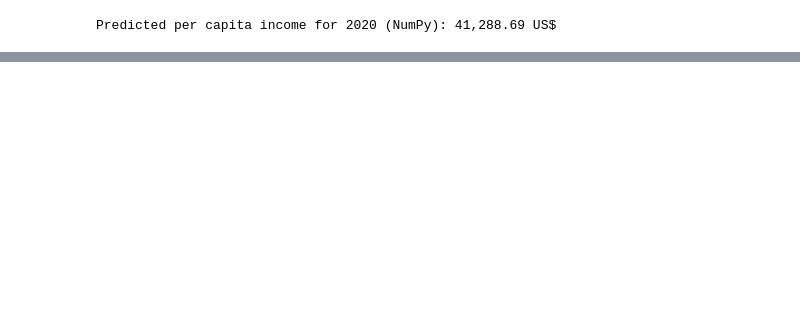
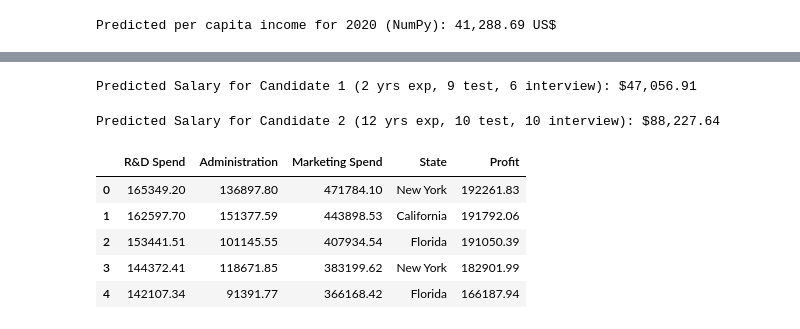
Before and after one commit to Shaikh-Uzair-Ahmed/1BM23CS307, a Jupyter notebook: 1BM23CS307_LAB2-Linear-multiple-Regression.ipynb, the cells around one changed output, grey strips where cells are left out. Cells and saved outputs as stored; diff of their text form; code cells hidden in the pictures; blank space fills up the shorter version.

```diff
--- a/1BM23CS307_LAB2-Linear-multiple-Regression.ipynb
+++ b/1BM23CS307_LAB2-Linear-multiple-Regression.ipynb
@@ -312,0 +369,41 @@ The coefficients found indicate the following:
+# %%
+import numpy as np
+
+# Features for the first candidate: 2 years experience, 9 test score, 6 interview score
+candidate1_features = np.array([2, 9, 6])
+
+# Add a bias term to the candidate's features
+candidate1_biased = np.insert(candidate1_features, 0, 1)
+
+# Predict the salary for the first candidate
+predicted_salary_candidate1 = candidate1_biased @ theta_hiring
+
+print(f"Predicted Salary for Candidate 1 (2 yrs exp, 9 test, 6 interview): ${predicted_salary_candidate1:,.2f}")
+# %% [output]
+Predicted Salary for Candidate 1 (2 yrs exp, 9 test, 6 interview): $47,056.91
+# %%
+import numpy as np
+
+# Features for the second candidate: 12 years experience, 10 test score, 10 interview score
+candidate2_features = np.array([12, 10, 10])
+
+# Add a bias term to the candidate's features
+candidate2_biased = np.insert(candidate2_features, 0, 1)
+
+# Predict the salary for the second candidate
+predicted_salary_candidate2 = candidate2_biased @ theta_hiring
+
+print(f"Predicted Salary for Candidate 2 (12 yrs exp, 10 test, 10 interview): ${predicted_salary_candidate2:,.2f}")
+# %% [output]
+Predicted Salary for Candidate 2 (12 yrs exp, 10 test, 10 interview): $88,227.64
+# %%
+import pandas as pd
+df_companies = pd.read_csv('/content/1000_Companies.csv')
+df_companies.head()
+# %% [output]
+|  | R&D Spend | Administration | Marketing Spend | State | Profit |
+| 0 | 165349.20 | 136897.80 | 471784.10 | New York | 192261.83 |
+| 1 | 162597.70 | 151377.59 | 443898.53 | California | 191792.06 |
+| 2 | 153441.51 | 101145.55 | 407934.54 | Florida | 191050.39 |
+| 3 | 144372.41 | 118671.85 | 383199.62 | New York | 182901.99 |
+| 4 | 142107.34 | 91391.77 | 366168.42 | Florida | 166187.94 |
```
Also changed, not shown: parts of 47 cells of this notebook.
